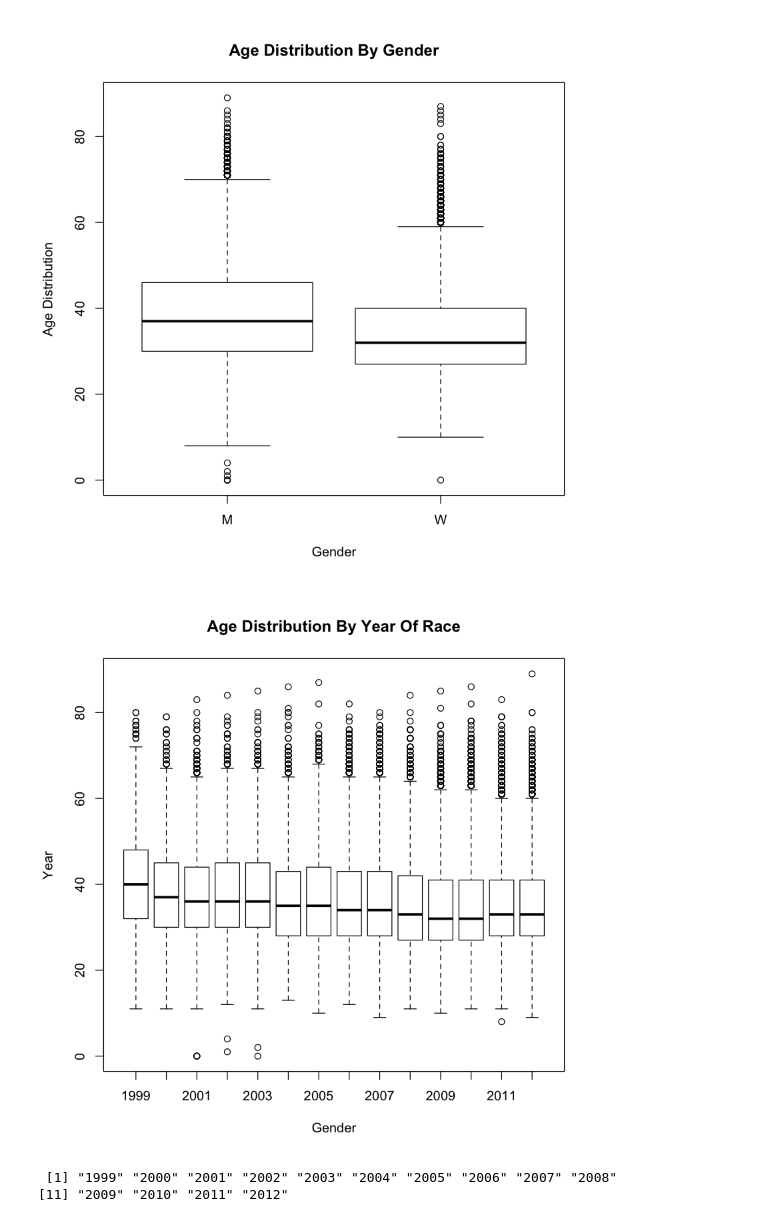
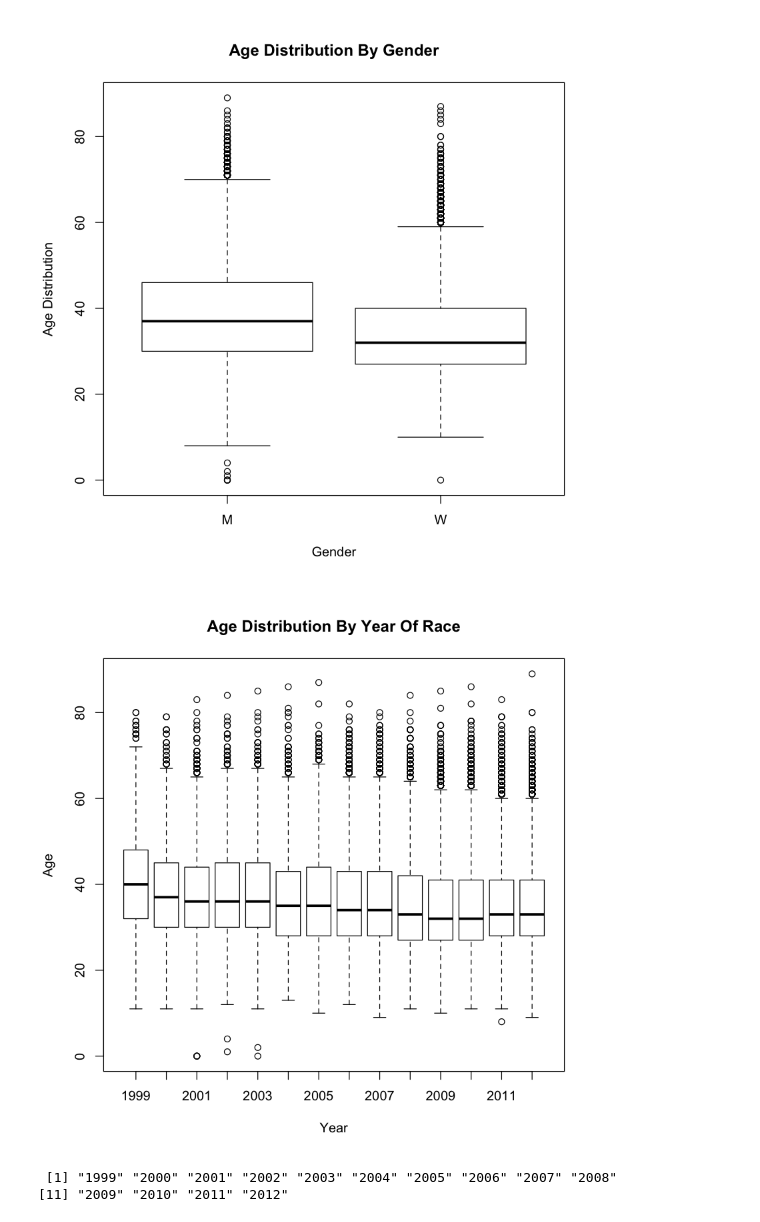
Before and after one commit to kjprice/smu-quantifying-the-world, a Jupyter notebook: CaseStudy2/Cherry_Blossom_Question10_Response.ipynb, the cells around one changed output. Cells and saved outputs as stored; diff of their text form; code cells hidden in the pictures.

```diff
--- a/CaseStudy2/Cherry_Blossom_Question10_Response.ipynb
+++ b/CaseStudy2/Cherry_Blossom_Question10_Response.ipynb
@@ -33,9 +159,9 @@ boxplot(age~sex,data=menWomen, main="Age Distribution By Gender",
 [figure]
 # %%
 boxplot(age~year,data=menWomen, main="Age Distribution By Year Of Race",
-   xlab="Gender", ylab="Year")
+   xlab="Year", ylab="Age")
 # %% [output]
-[figure, old version]
+[figure, new version]
 # %%
 meanAges = tapply(menWomen$age, menWomen$year, mean)
 # %%
```
Also changed, not shown: parts of 12 cells of this notebook.
